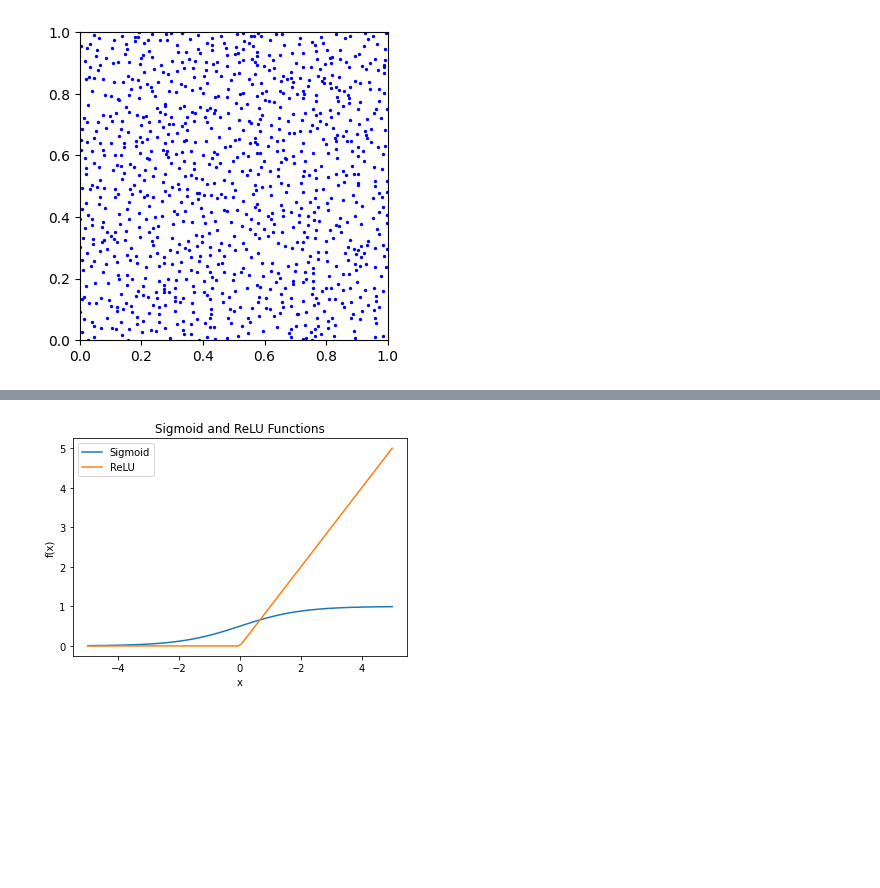
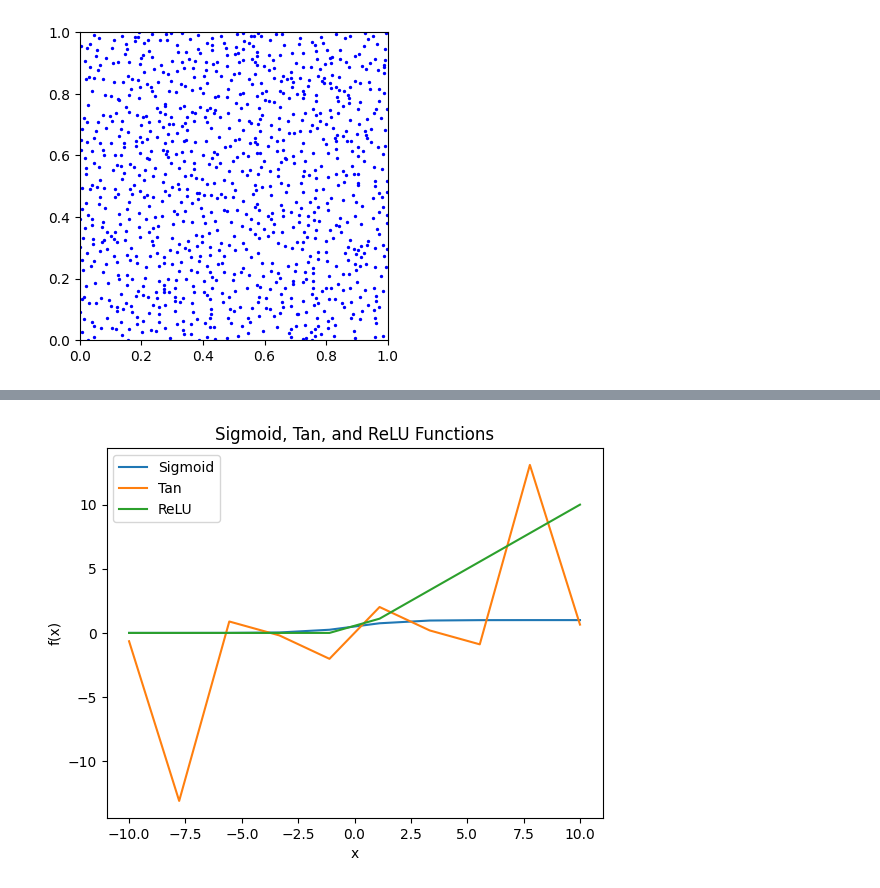
Before and after one commit to vipasyan/Master-thesis-3D-reconstruction, a Jupyter notebook: NeRF_scripts/miscellaneous.ipynb, the cells around one changed output, grey strips where cells are left out. Saved outputs shown, nothing was run; the diff lists cells and outputs as text; code cells hidden in the pictures; blank space fills up the shorter version.

Commit message:
Modify graphs

```diff
--- a/NeRF_scripts/miscellaneous.ipynb
+++ b/NeRF_scripts/miscellaneous.ipynb
@@ -95,0 +126,23 @@ plt.show()
+# %%
+def sigmoid(x):
+    return 1 / (1 + np.exp(-x))
+
+# Generate x values
+x = np.linspace(-5, 5, 100)
+
+# Compute y values for sigmoid function
+y_sigmoid = sigmoid(x)
+
+# Plotting the sigmoid function
+plt.plot(x, y_sigmoid, label='Sigmoid', color='blue')
+
+# Set plot title and labels
+plt.title('Sigmoid Function')
+plt.xlabel('x')
+plt.ylabel('f(x)')
+
+# Set legend
+plt.legend()
+
+# Display the plot
+plt.show()
@@ -96,33 +151,35 @@ plt.show()
 # %%
-'''Sigmoid and ReLU functions'''
-
-
 def sigmoid(x):
     return 1 / (1 + np.exp(-x))
+
+def tan(x):
+    return np.tan(x)
 
 def relu(x):
     return np.maximum(0, x)
 
 # Generate x values
-x = np.linspace(-5, 5, 100)
+x = np.linspace(-10, 10, 10)
 
-# Compute y values for sigmoid and ReLU functions
+# Compute y values for sigmoid, tan, and ReLU functions
 y_sigmoid = sigmoid(x)
+y_tan = tan(x)
 y_relu = relu(x)
 
 # Plotting the functions
 plt.plot(x, y_sigmoid, label='Sigmoid')
+plt.plot(x, y_tan, label='Tan')
 plt.plot(x, y_relu, label='ReLU')
 
 # Set plot title and labels
-plt.title('Sigmoid and ReLU Functions')
+plt.title('Sigmoid, Tan, and ReLU Functions')
 plt.xlabel('x')
 plt.ylabel('f(x)')
 
 # Set legend
 plt.legend()
 
 # Display the plot
 plt.show()
 # %% [output]
-[figure, old version]
+[figure, new version]
```
Also changed, not shown: parts of 3 cells of this notebook.
